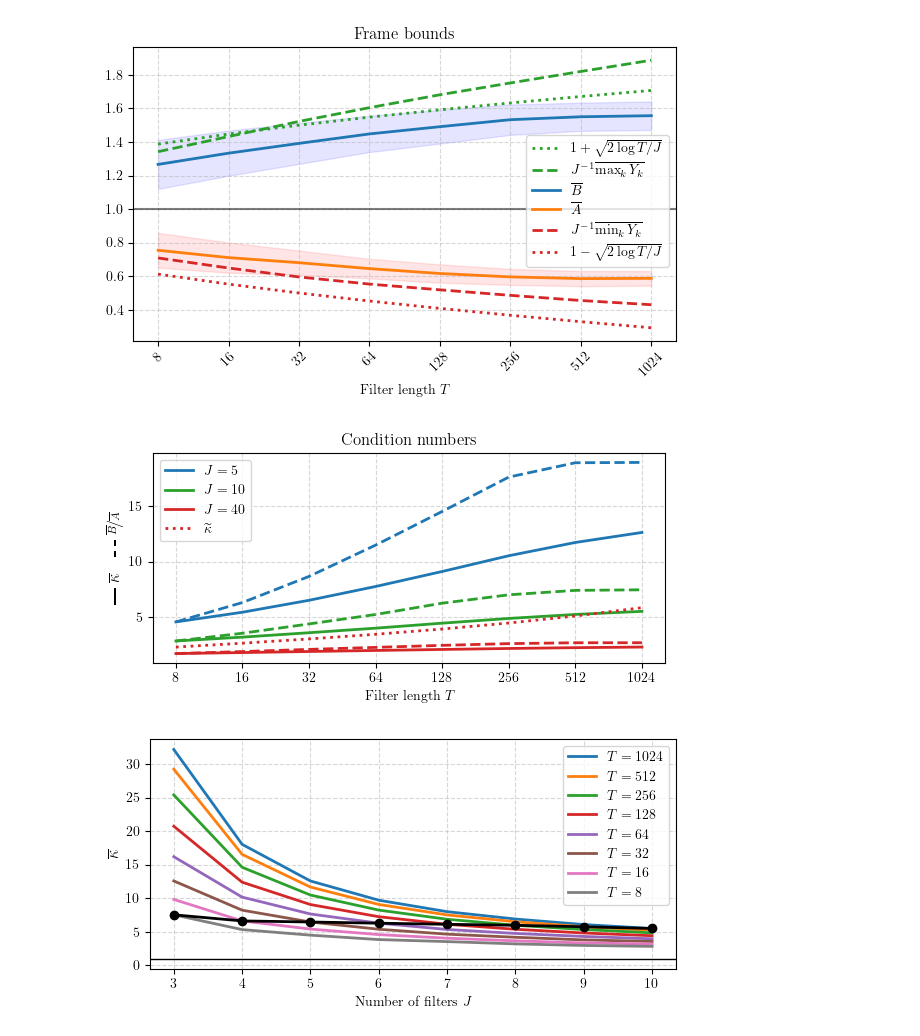
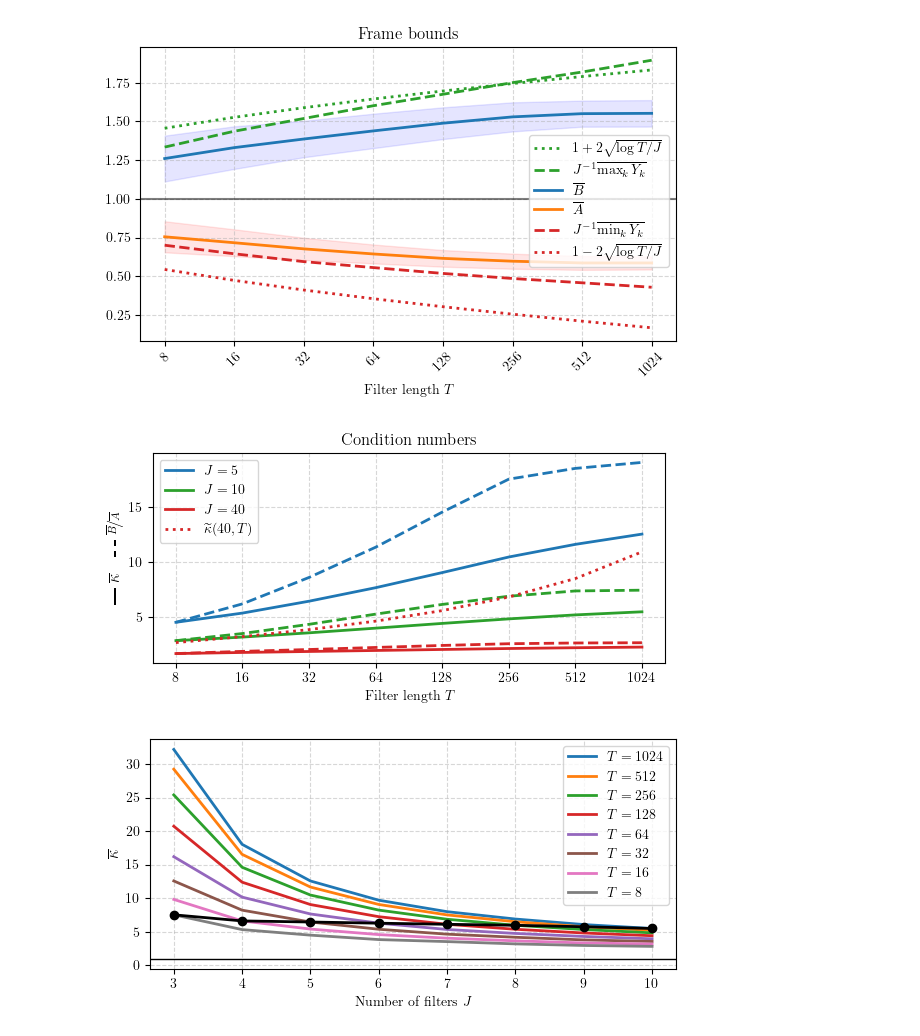
Before and after one commit to danedane-haider/Random-Filterbanks, a Jupyter notebook: Instabilities of Convnets for Raw Audio/frame_bounds.ipynb, the cells around one changed output. Saved outputs shown, nothing was run; the diff lists cells and outputs as text; code cells hidden in the pictures.

```diff
--- a/Instabilities of Convnets for Raw Audio/frame_bounds.ipynb
+++ b/Instabilities of Convnets for Raw Audio/frame_bounds.ipynb
@@ -10,7 +10,7 @@ N = 1024
 # filter lengths
 T_vals = 2**np.arange(3,11)
 # number of filters
-J = 10
+J = 40
 # %%
 plt.rcParams.update({
     'font.size': 10,
@@ -30,36 +30,36 @@ mi_low = np.array(lmi_mean) - min_ci
 ma_high = np.array(lma_mean) + max_ci
 ma_low = np.array(lma_mean) - max_ci
 
 x = np.arange(len(T_vals))
 
 plt.figure(figsize=(6, 4))
 
-plt.plot(x, 1+np.sqrt(2*np.log2(T_vals)/J),':',color = 'tab:green',linewidth=2, label='$1+\sqrt{2\log{T} / J}$')
+plt.plot(x, 1+2*np.sqrt(np.log(T_vals)/J),':',color = 'tab:green',linewidth=2, label='$1+2\sqrt{\log{T} / J}$')
 plt.plot(x, Y_max/J,'--',color = 'tab:green',linewidth=2, label='$J^{-1} \overline{\max_k Y_k}$')
 
 plt.plot(x, np.array(lma_mean), 'tab:blue', linewidth=2, label='$\overline{B}$')
 plt.fill_between(x, ma_low, ma_high, color='b', alpha=.1)
 
 plt.plot(x, np.array(lmi_mean), 'tab:orange', linewidth=2, label='$\overline{A}$')
 plt.fill_between(x, mi_low, mi_high, color='r', alpha=.1)
 
 plt.plot(x, Y_min/J,'--',color = 'tab:red',linewidth=2, label='$J^{-1} \overline{\min_k Y_k}$')
-plt.plot(x, 1-np.sqrt(2*np.log2(T_vals)/J),':',color = 'tab:red',linewidth=2, label='$1-\sqrt{2\log{T} / J}$')
+plt.plot(x, 1-2*np.sqrt(np.log(T_vals)/J),':',color = 'tab:red',linewidth=2, label='$1-2\sqrt{\log{T} / J}$')
 
 plt.axhline(y=1, color='k',linewidth=1.5, alpha=0.5)
 
 plt.xticks(np.arange(len(T_vals)),T_vals, rotation=45);
 plt.xlabel('Filter length $T$')
 plt.title('Frame bounds')
 plt.legend(bbox_to_anchor=(1, 0.23), loc = 'lower right')
 plt.grid(linestyle='--', alpha=0.5)
 
 
 plt.tight_layout()
 plt.savefig('plots/frame_bounds.pdf', bbox_inches='tight')
 plt.show()
 # %% [output]
-[figure, old version]
+[figure, new version]
 # %%
 J_vals = np.array([5,10,40])
 lmi = np.zeros([J_vals.shape[0],8])
@@ -80,9 +80,6 @@ for i,J in enumerate(J_vals):
 cond_mean = cond
 mean_cond = lma/lmi
 # %%
-# cond_mean_p = cond_mean[[0,2,6],:].T
-# mean_cond_p = mean_cond[[0,2,6],:].T
-
 cond_mean_p = cond_mean.T
 mean_cond_p = mean_cond.T
 
@@ -95,7 +92,9 @@ plt.figure(figsize=(6, 3))
 for i in range(J_vals.shape[0]):
     plt.plot(x, cond_mean_p[:,i], linewidth=2, color = colors[i], label = labels[i])
     plt.plot(x, mean_cond_p[:,i], linewidth=2, linestyle='--',color = colors[i])
-plt.plot(x, (1+np.sqrt(2*np.log2(T_vals)/40))/(1-np.sqrt(2*np.log2(T_vals)/40)),':',color = 'tab:red',linewidth=2,label = '$\widetilde\kappa$')
+# phi = np.sqrt(2*(2*np.log(T_vals)-np.log(2*np.pi) - np.log2(np.log(T_vals)-np.log(2*np.pi)))/J)
+#plt.plot(x, (1+phi)/(1-phi),':',color = 'tab:red',linewidth=2,label = '$\widetilde\kappa(40,T)$')
+plt.plot(x, (1+2*np.sqrt(np.log(T_vals)/J))/(1-2*np.sqrt(np.log(T_vals)/J)),':',color = 'tab:red',linewidth=2,label = '$\widetilde\kappa(40,T)$')
 
 plt.xticks(np.arange(len(T_vals)),T_vals);
 plt.xlabel('Filter length' '$\ T$')
@@ -108,7 +107,7 @@ plt.tight_layout()
 plt.savefig('plots/condition_numbers.pdf', bbox_inches='tight')
 plt.show()
 # %% [output]
-[figure, old version]
+[figure, new version]
 # %%
 plt.figure(figsize=(6, 3))
 
```
Also changed, not shown: 4 other files.
